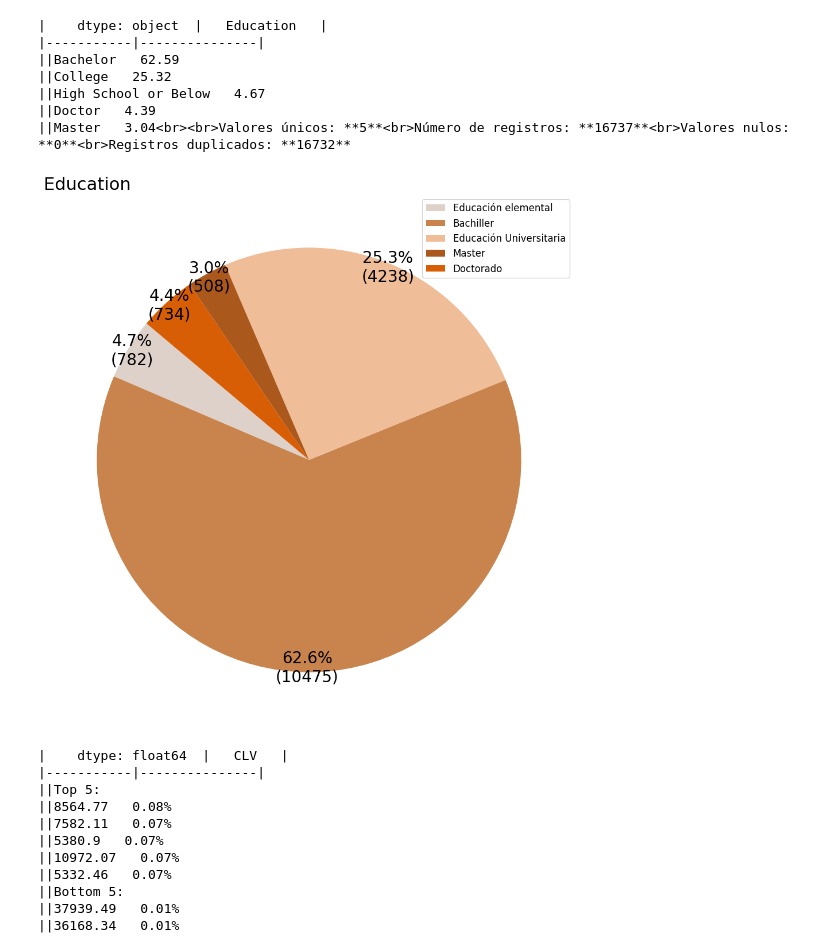
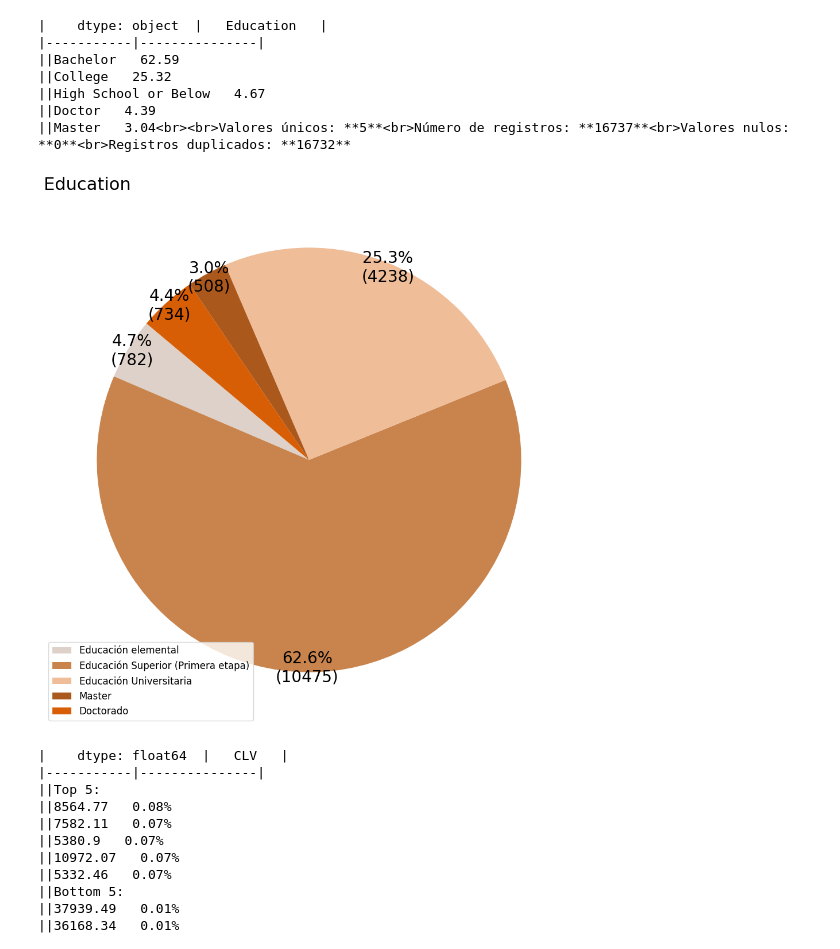
Before and after one commit to omniaunusest/bda-modulo-3-evaluacion-final-fork, a Jupyter notebook: EDA.ipynb, the cells around one changed output. Drawn from its saved outputs; the diff is of its cells as text; code cells hidden in the pictures.

```diff
--- a/EDA.ipynb
+++ b/EDA.ipynb
@@ -258,26 +258,26 @@ print(to_doc_info(dfloyalty, 'Education'))
 # %%
 bachelor = (dfloyalty['Education'] == 'Bachelor').sum()
 college = (dfloyalty['Education'] == 'College').sum()
 low = (dfloyalty['Education'] == 'High School or Below').sum()
 doctor = (dfloyalty['Education'] == 'Doctor').sum()
 master = (dfloyalty['Education'] == 'Master').sum()
 
 # Lista de valores numéricos
 values = [low, bachelor, college, master, doctor]
-labels = ['Educación elemental', 'Bachiller', 'Educación Universitaria', 'Master', 'Doctorado']
+labels = ['Educación elemental', 'Educación Superior (Primera etapa)', 'Educación Universitaria', 'Master', 'Doctorado']
 colors = ["#ded1c9", "#c8844c", "#f0bd99", "#ab581d", "#d85e06"]
 
 # Crear gráfico de pastel
 plt.figure(figsize=(12, 12))
 plt.pie(values, autopct=make_autopct(values), startangle=140, colors=colors, textprops={'size': 20, 'weight': 'normal'},
         pctdistance=0.98,  # Acercar porcentajes al centro
         )
 
 plt.legend(labels, loc="best", fontsize='large')
 plt.title('Education', fontsize=22, loc='left')
 plt.show()
 # %% [output]
-[figure, old version]
+[figure, new version]
 # %%
 print(to_doc_headtail(dfloyalty, 'CLV'))
 # %% [output]
```
Also changed, not shown: parts of 4 cells of this notebook, 3 other files.
